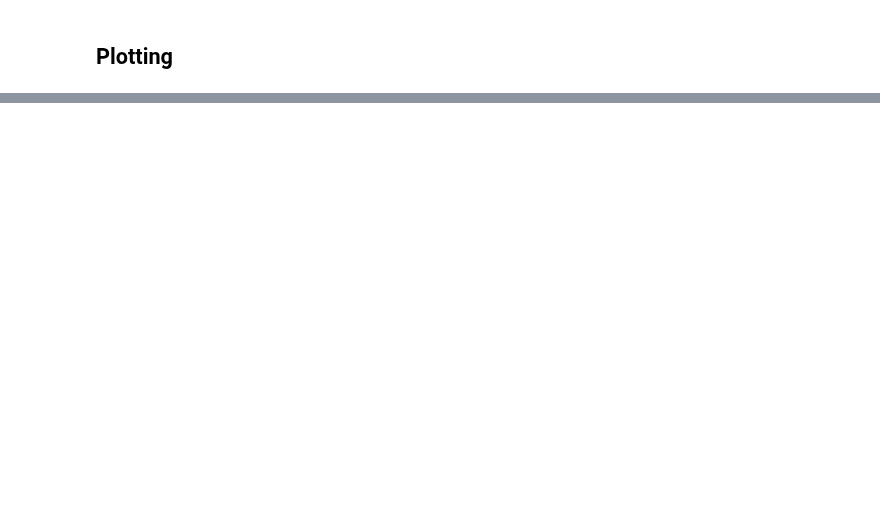
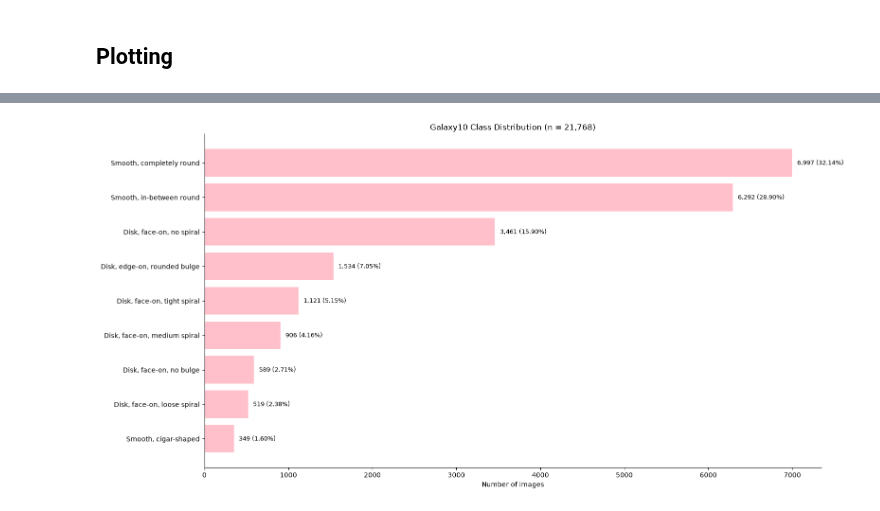
Before and after one commit to AyoubGutin/galaxy_classification, a Jupyter notebook: main.ipynb, the cells around one changed output, grey strips where cells are left out. Drawn from its saved outputs; the diff is of its cells as text; code cells hidden in the pictures; blank space fills up the shorter version.

Commit message:
eda and plotting (summarising y data and example classes) done

```diff
--- a/main.ipynb
+++ b/main.ipynb
@@ -152,10 +154,13 @@ print(np.asarray((unique, counts)).T)
 keep = y_raw != 5
 # apply to y and
 y_clean = y_raw[keep]
+shift = y_clean >= 6
+y_clean[shift] -= 1 # relabel , -1
+
 X_clean = X_raw[keep]
 print(X_clean.shape, y_clean.shape)
 
-del y_raw, X_raw
+del y_raw, X_raw, unique, counts
 # %% [output]
 [[   0 3461]
  [   1 6997]
@@ -195,2 +202,14 @@ del X_clean
 # %% [markdown]
 ## Plotting
+# %%
+CLASS_NAMES = [
+    'Disk, face-on, no spiral',
+    'Smooth, completely round',
+    'Smooth, in-between round',
+    'Smooth, cigar-shaped',
+    'Disk, edge-on, rounded bulge',
+    'Disk, face-on, no bulge',
+    'Disk, face-on, tight spiral',
+    'Disk, face-on, medium spiral',
+    'Disk, face-on, loose spiral',
+]
@@ -196,0 +222,20 @@ del X_clean
+# %%
+labels, counts = np.unique(y_clean, return_counts=True)
+order = np.argsort(counts)
+pct = counts / counts.sum() * 100
+
+fig, ax = plt.subplots(figsize=(16, 8))
+bars = ax.barh([CLASS_NAMES[iclass] for iclass in labels[order]], counts[order], color='pink')
+
+for bar, count, value in zip(bars, counts[order], pct[order]):
+    ax.text(bar.get_width() + 60, bar.get_y() + bar.get_height() / 2,
+            f'{count:,} ({value:.2f}%)', va='center', fontsize=9)
+
+ax.set_xlabel('Number of images')
+ax.set_title(f'Galaxy10 Class Distribution (n = {counts.sum():,})')
+
+ax.spines[['top', 'right']].set_visible(False)
+plt.tight_layout()
+plt.show()
+# %% [output]
+[figure, added]
```
Also changed, not shown: parts of 4 cells of this notebook.
